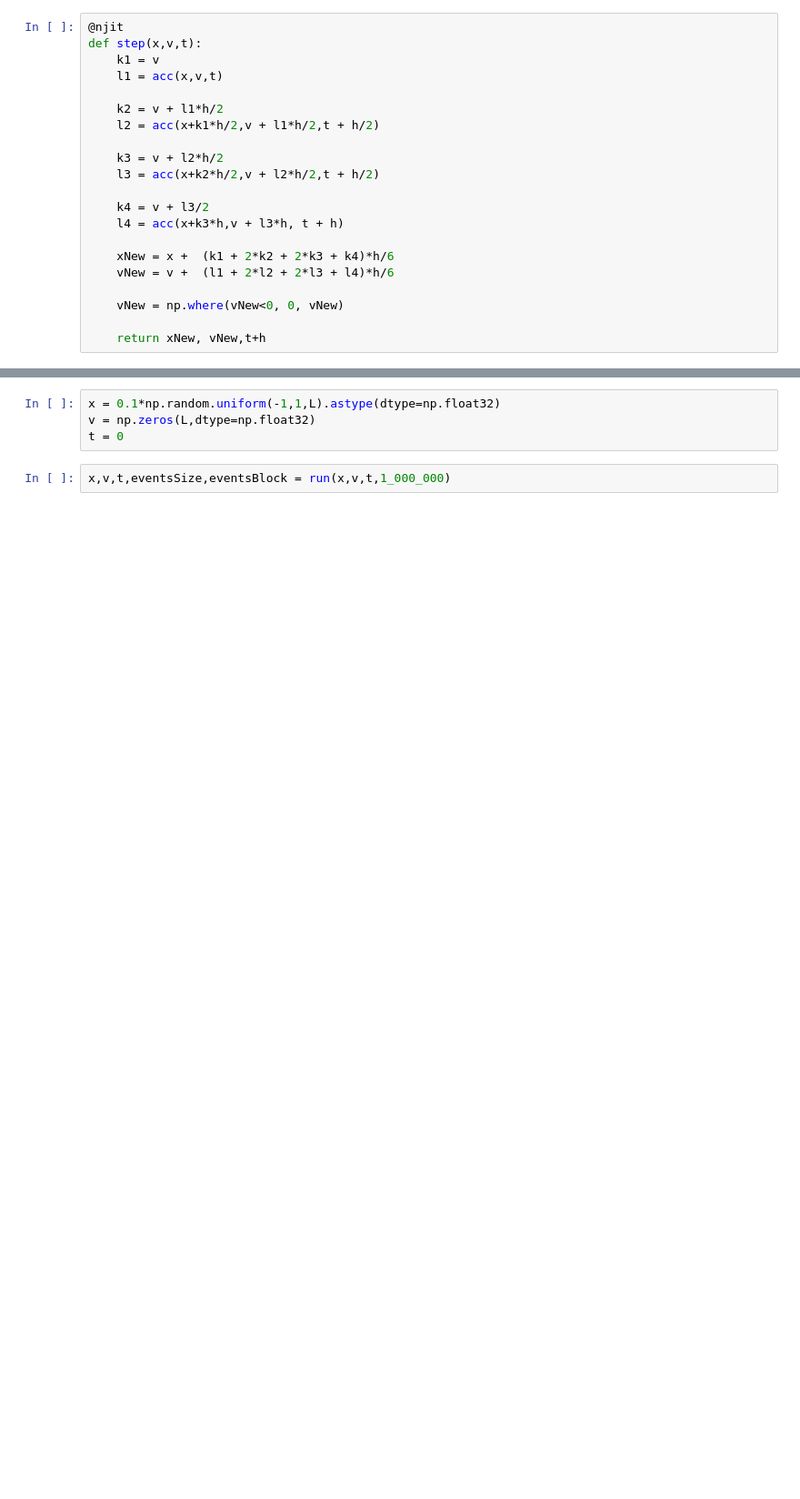
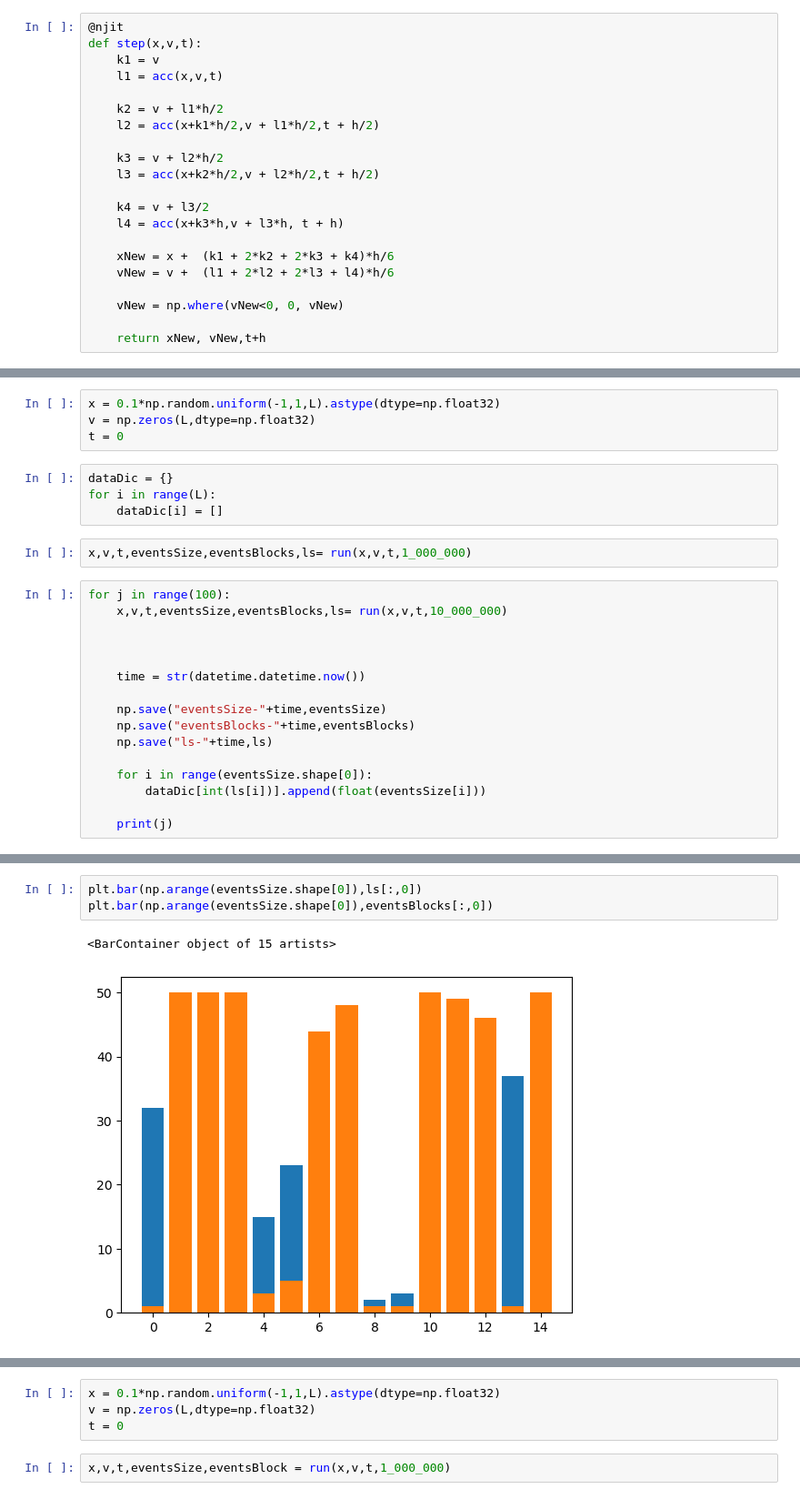
Before and after one commit to alireza-astane/Burridge_Knopoff_Model, a Jupyter notebook: NumericSolu.ipynb, the cells around one changed output, grey strips where cells are left out. Shown at 91% size. Drawn from its saved outputs; the diff is of its cells as text; blank space fills up the shorter version.

```diff
--- a/NumericSolu.ipynb
+++ b/NumericSolu.ipynb
@@ -125,0 +137,26 @@ def run(x,v,t,steps=1_000_000):
+# %%
+x = 0.1*np.random.uniform(-1,1,L).astype(dtype=np.float32)
+v = np.zeros(L,dtype=np.float32)
+t = 0
+# %%
+dataDic = {}
+for i in range(L):
+    dataDic[i] = []
+# %%
+x,v,t,eventsSize,eventsBlocks,ls= run(x,v,t,1_000_000)
+# %%
+for j in range(100):
+    x,v,t,eventsSize,eventsBlocks,ls= run(x,v,t,10_000_000)
+
+
+
+    time = str(datetime.datetime.now())
+
+    np.save("eventsSize-"+time,eventsSize)
+    np.save("eventsBlocks-"+time,eventsBlocks)
+    np.save("ls-"+time,ls)
+
+    for i in range(eventsSize.shape[0]):
+        dataDic[int(ls[i])].append(float(eventsSize[i]))
+
+    print(j)
@@ -125,0 +211,6 @@ def run(x,v,t,steps=1_000_000):
+# %%
+plt.bar(np.arange(eventsSize.shape[0]),ls[:,0])
+plt.bar(np.arange(eventsSize.shape[0]),eventsBlocks[:,0])
+# %% [output]
+<BarContainer object of 15 artists>
+[figure, added]
```
Also changed, not shown: parts of 10 cells of this notebook.
